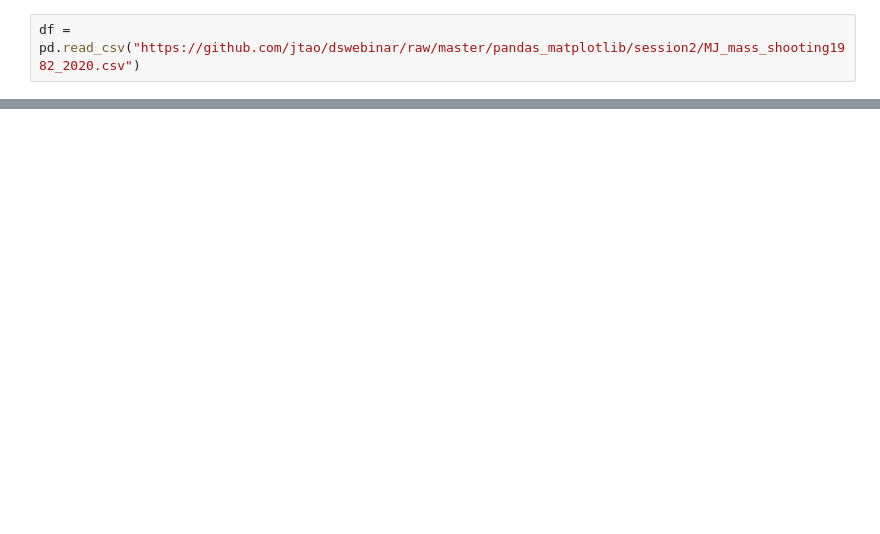
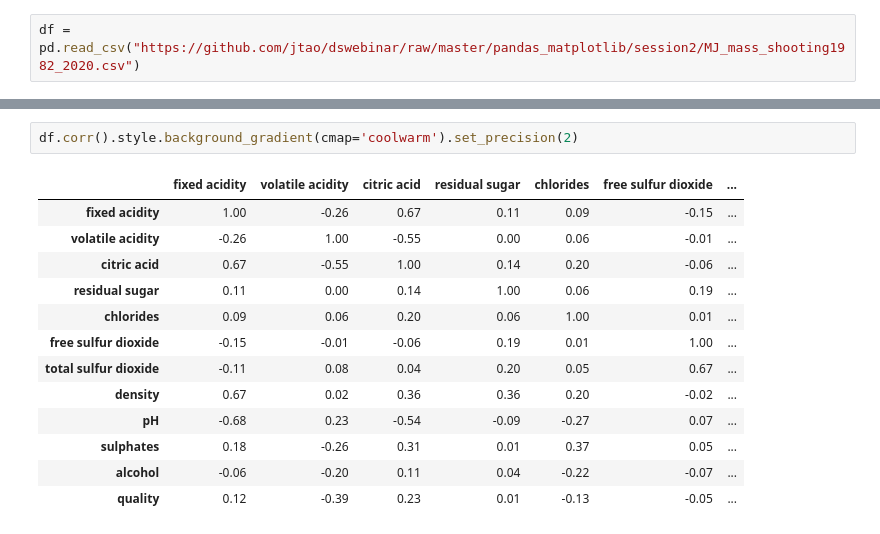
Before and after one commit to jtao/dswebinar, a Jupyter notebook: pandas_matplotlib/session2/eda_example.ipynb, the cells around one changed output, grey strips where cells are left out. Cells and saved outputs as stored; diff of their text form; blank space fills up the shorter version.

```diff
--- a/pandas_matplotlib/session2/eda_example.ipynb
+++ b/pandas_matplotlib/session2/eda_example.ipynb
@@ -21,0 +125,16 @@ df.corr().style.background_gradient(cmap='coolwarm').set_precision(2)
+# %%
+df.corr().style.background_gradient(cmap='coolwarm').set_precision(2)
+# %% [output]
+|  | fixed acidity | volatile acidity | citric acid | residual sugar | chlorides | free sulfur dioxide | ... |
+| fixed acidity | 1.00 | -0.26 | 0.67 | 0.11 | 0.09 | -0.15 | ... |
+| volatile acidity | -0.26 | 1.00 | -0.55 | 0.00 | 0.06 | -0.01 | ... |
+| citric acid | 0.67 | -0.55 | 1.00 | 0.14 | 0.20 | -0.06 | ... |
+| residual sugar | 0.11 | 0.00 | 0.14 | 1.00 | 0.06 | 0.19 | ... |
+| chlorides | 0.09 | 0.06 | 0.20 | 0.06 | 1.00 | 0.01 | ... |
+| free sulfur dioxide | -0.15 | -0.01 | -0.06 | 0.19 | 0.01 | 1.00 | ... |
+| total sulfur dioxide | -0.11 | 0.08 | 0.04 | 0.20 | 0.05 | 0.67 | ... |
+| density | 0.67 | 0.02 | 0.36 | 0.36 | 0.20 | -0.02 | ... |
+| pH | -0.68 | 0.23 | -0.54 | -0.09 | -0.27 | 0.07 | ... |
+| sulphates | 0.18 | -0.26 | 0.31 | 0.01 | 0.37 | 0.05 | ... |
+| alcohol | -0.06 | -0.20 | 0.11 | 0.04 | -0.22 | -0.07 | ... |
+| quality | 0.12 | -0.39 | 0.23 | 0.01 | -0.13 | -0.05 | ... |
```
Also changed, not shown: parts of 17 cells of this notebook.
